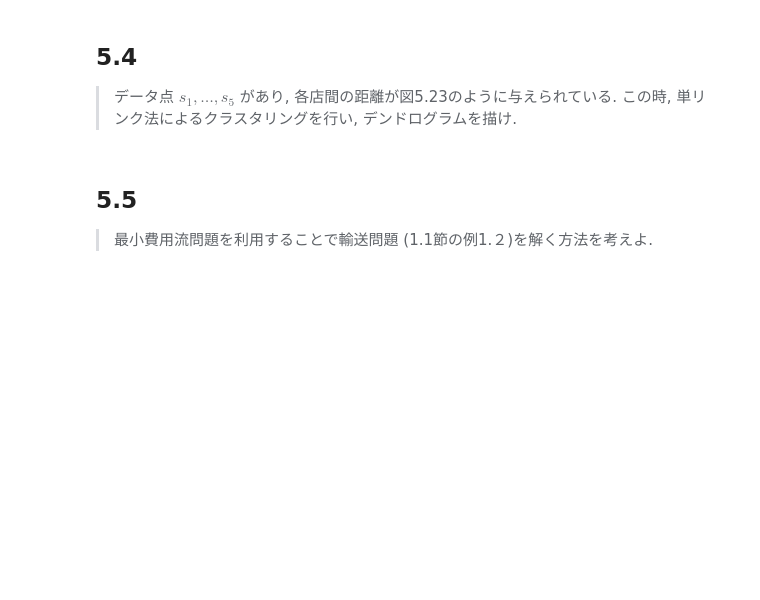
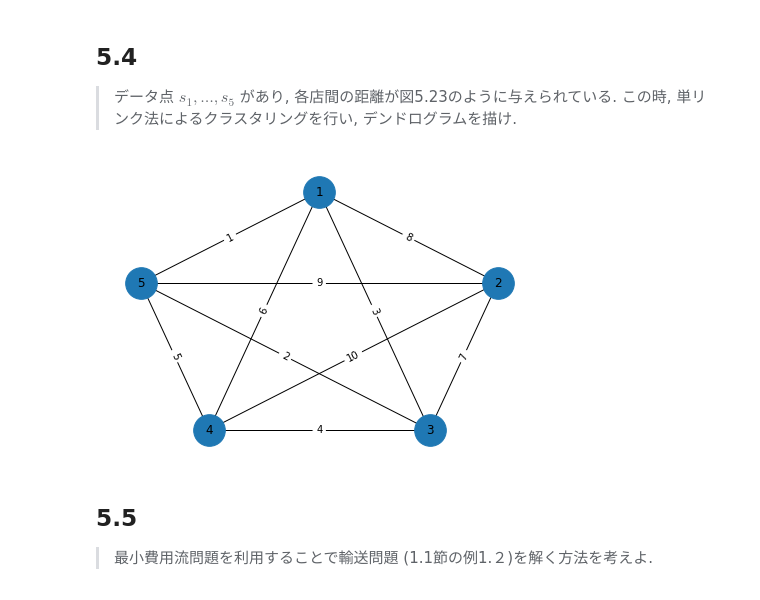
Before and after one commit to CSReading/Optimization, a Jupyter notebook: problems/chapter5/nicetak.ipynb, the cells around one changed output. Cells and saved outputs as stored; diff of their text form; code cells hidden in the pictures; blank space fills up the shorter version.

```diff
--- a/problems/chapter5/nicetak.ipynb
+++ b/problems/chapter5/nicetak.ipynb
@@ -91,6 +92,27 @@ plt.title("The Second Minimum Spanning Tree");
 # %% [markdown]
 ## 5.4
 >データ点 $s_1, \dots, s_5$ があり, 各店間の距離が図5.23のように与えられている. この時, 単リンク法によるクラスタリングを行い, デンドログラムを描け.
+# %%
+G = nx.Graph()
+G.add_nodes_from(range(1, 6))
+
+srcs = [1, 1, 1, 1, 2, 2, 2, 3, 3, 4]
+dists = [2, 3, 4, 5, 3, 4, 5, 4, 5, 5]
+weights = [8, 3, 6, 1, 7, 10, 9, 4, 2, 5]
+
+G.add_weighted_edges_from([(s, d, w) for s, d, w in zip(srcs, dists, weights)])
+edge_labels = nx.get_edge_attributes(G, "weight")
+pos = {1: [0, 1], \
+       2: [math.cos(math.radians(18)), math.sin(math.radians(18))], \
+       3: [math.cos(-math.radians(54)), math.sin(-math.radians(54))], \
+       4: [math.cos(-math.radians(126)), math.sin(-math.radians(126))], \
+       5: [math.cos(math.radians(162)), math.sin(math.radians(162))]\
+    }
+
+nx.draw(G, pos, with_labels = True, node_size = 1000)
+nx.draw_networkx_edge_labels(G, pos = pos, edge_labels = edge_labels);
+# %% [output]
+[figure, added]
 # %% [markdown]
 ## 5.5
 >最小費用流問題を利用することで輸送問題 (1.1節の例1.２)を解く方法を考えよ.
```
Also changed, not shown: parts of 3 cells of this notebook.
